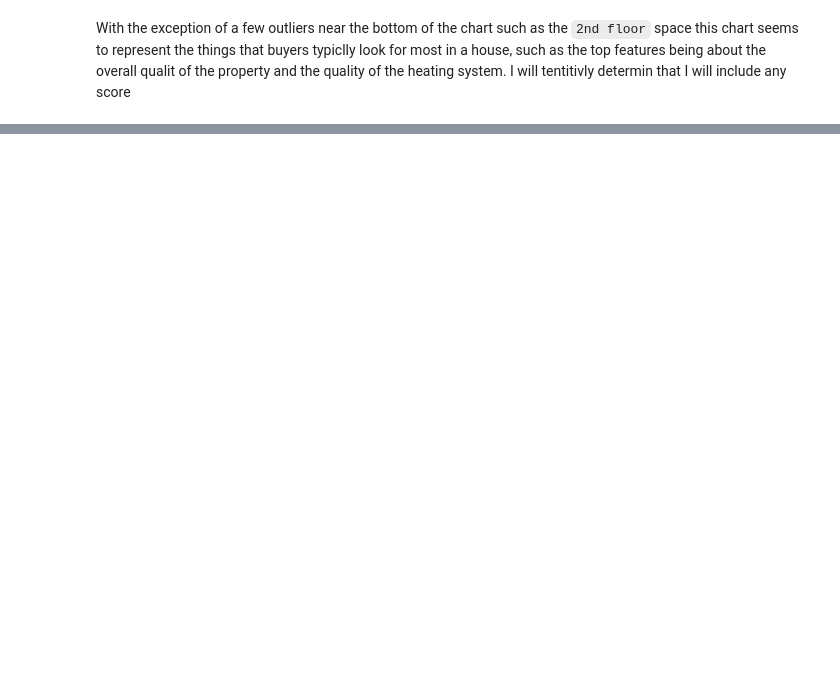
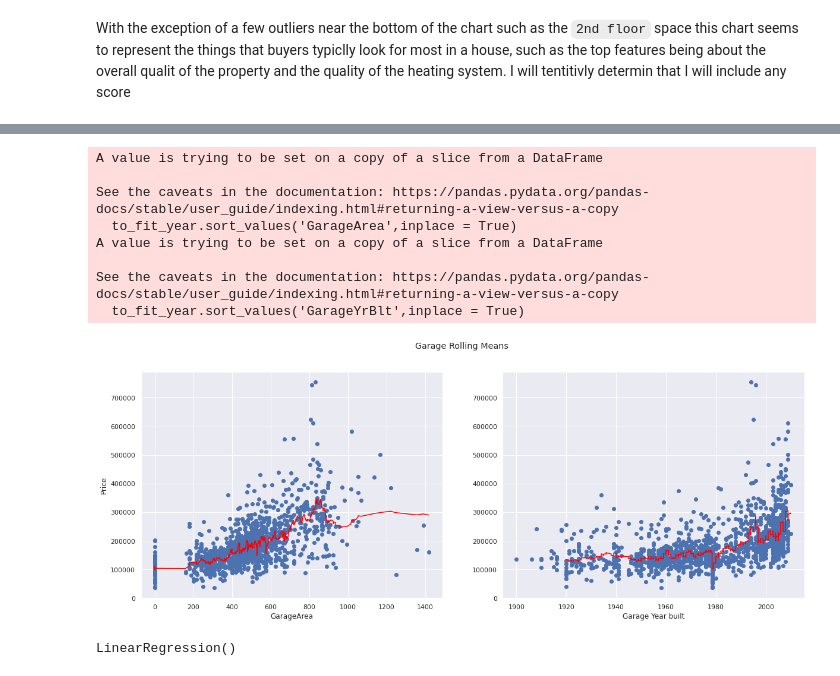
Before and after one commit to bhollands/Iowa-house-prices-advanced-regression, a Jupyter notebook: EDA.ipynb, the cells around one changed output, grey strips where cells are left out. Cells and saved outputs as stored; diff of their text form; code cells hidden in the pictures; blank space fills up the shorter version.

```diff
--- a/EDA.ipynb
+++ b/EDA.ipynb
@@ -166,0 +164,45 @@ Name: YearBuilt, Length: 1460, dtype: float64
+# %%
+plt.figure(figsize = (20,7))
+plt.suptitle('Garage Rolling Means')
+
+for i in range(2):
+    ax = plt.subplot(1,2 ,i+1)
+    if i < 1:
+        to_fit_year = train_drop[['SalePrice','GarageArea']]
+        to_fit_year.sort_values('GarageArea',inplace = True)
+        to_fit_year.set_index('GarageArea',inplace = True)
+
+        plt.plot(to_fit_year.rolling(30).mean(), color = 'red')
+        plt.scatter(train_drop['GarageArea'], train_drop['SalePrice'])
+        plt.xlabel('GarageArea')
+        plt.ylabel('Price')
+    else:
+
+        to_fit_year = train_drop[['SalePrice','GarageYrBlt']]
+        to_fit_year.sort_values('GarageYrBlt',inplace = True)
+        to_fit_year.set_index('GarageYrBlt',inplace = True)
+
+        plt.plot(to_fit_year.rolling(30).mean(), color = 'red')
+        plt.scatter(train_drop['GarageYrBlt'], train_drop['SalePrice'])
+        plt.xlabel('Garage Year built')
+# %% [output]
+A value is trying to be set on a copy of a slice from a DataFrame
+
+See the caveats in the documentation: https://pandas.pydata.org/pandas-docs/stable/user_guide/indexing.html#returning-a-view-versus-a-copy
+  to_fit_year.sort_values('GarageArea',inplace = True)
+A value is trying to be set on a copy of a slice from a DataFrame
+
+See the caveats in the documentation: https://pandas.pydata.org/pandas-docs/stable/user_guide/indexing.html#returning-a-view-versus-a-copy
+  to_fit_year.sort_values('GarageYrBlt',inplace = True)
+[figure, added]
+# %%
+from sklearn.linear_model import LinearRegression
+to_use = ['OverallQual']
+X = train_corr[to_use]
+
+
+model = LinearRegression()
+
+model.fit(X, train_corr['SalePrice'])
+# %% [output]
+LinearRegression()
```
Also changed, not shown: parts of 18 cells of this notebook.
